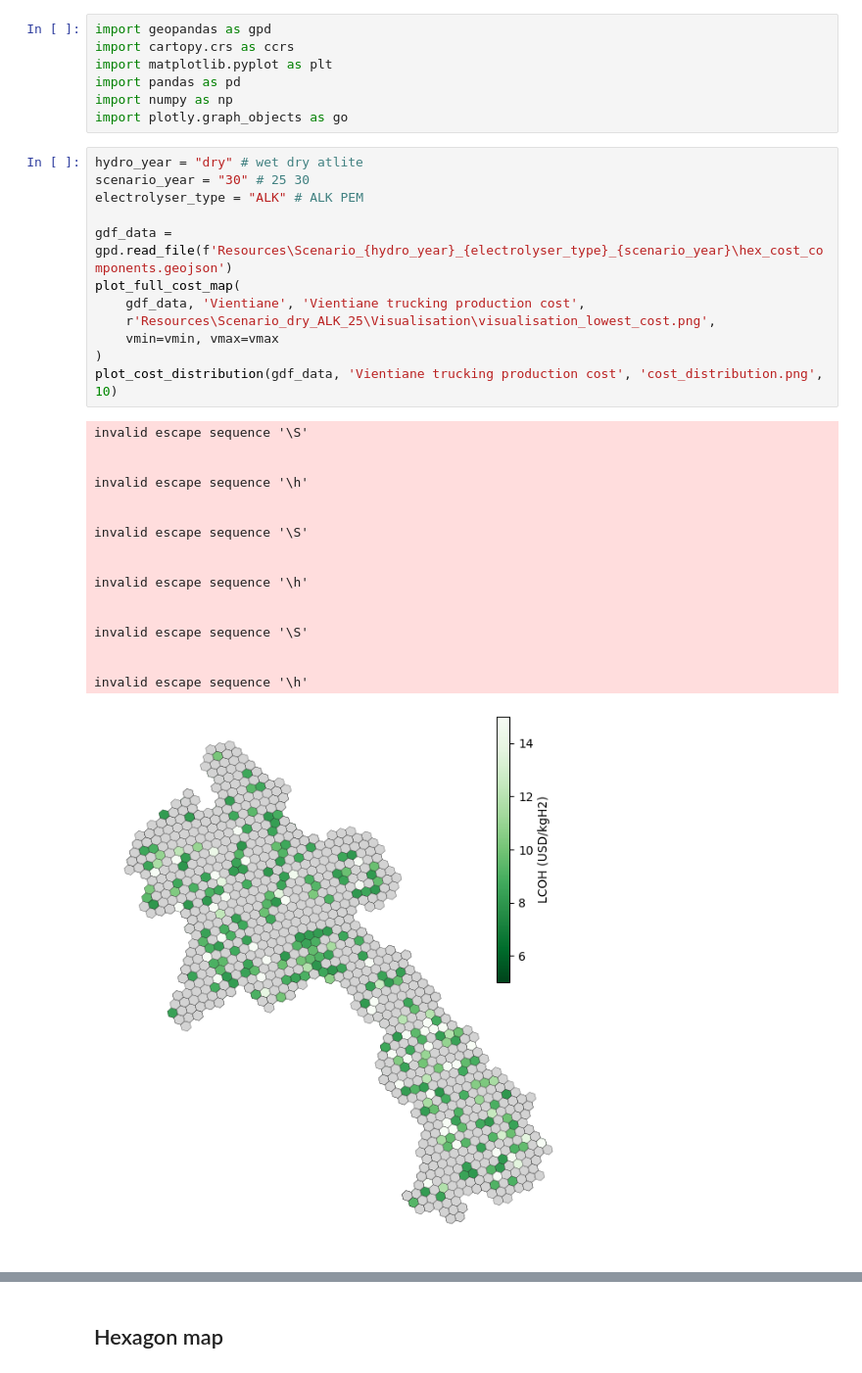
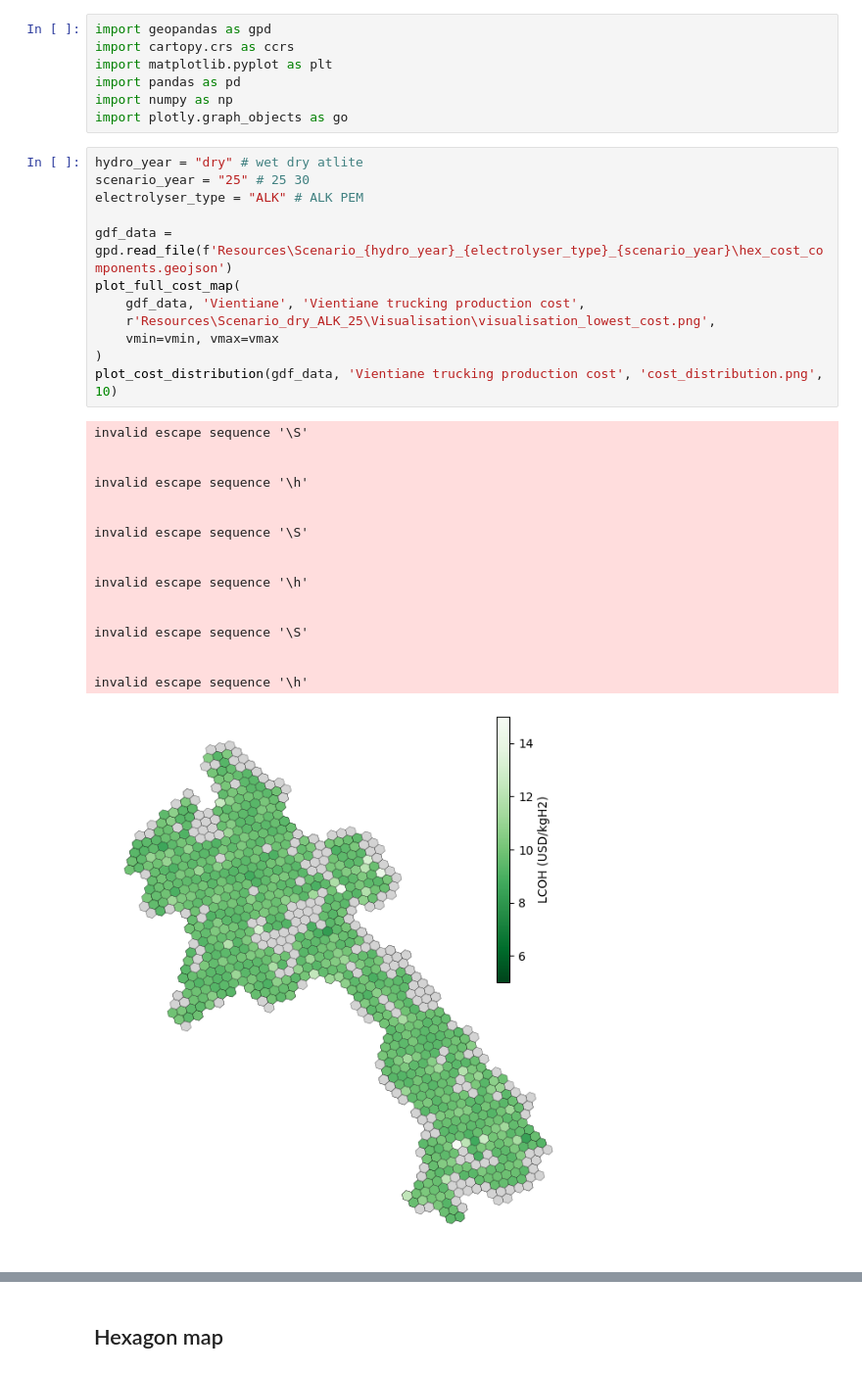
Before and after one commit to lukasschirren/GeoH2-Laos, a Jupyter notebook: 4visualisation.ipynb, the cells around one changed output, grey strips where cells are left out. Shown at 98% size. Cells and saved outputs as stored; diff of their text form.

Commit message:
Running more scenarios

```diff
--- a/4visualisation.ipynb
+++ b/4visualisation.ipynb
@@ -7,31 +7,31 @@ import numpy as np
 import plotly.graph_objects as go
 # %%
 hydro_year = "dry" # wet dry atlite
-scenario_year = "30" # 25 30
+scenario_year = "25" # 25 30
 electrolyser_type = "ALK" # ALK PEM
 
 gdf_data = gpd.read_file(f'Resources\Scenario_{hydro_year}_{electrolyser_type}_{scenario_year}\hex_cost_components.geojson')
 plot_full_cost_map(
     gdf_data, 'Vientiane', 'Vientiane trucking production cost',
     r'Resources\Scenario_dry_ALK_25\Visualisation\visualisation_lowest_cost.png',
     vmin=vmin, vmax=vmax
 )
 plot_cost_distribution(gdf_data, 'Vientiane trucking production cost', 'cost_distribution.png', 10)
 # %% [output]
 invalid escape sequence '\S'
 
 
 invalid escape sequence '\h'
 
 
 invalid escape sequence '\S'
 
 
 invalid escape sequence '\h'
 
 
 invalid escape sequence '\S'
 
 
 invalid escape sequence '\h'
-[figure, old version]
+[figure, new version]
```
Also changed, not shown: parts of 2 cells of this notebook, 8 other files.
